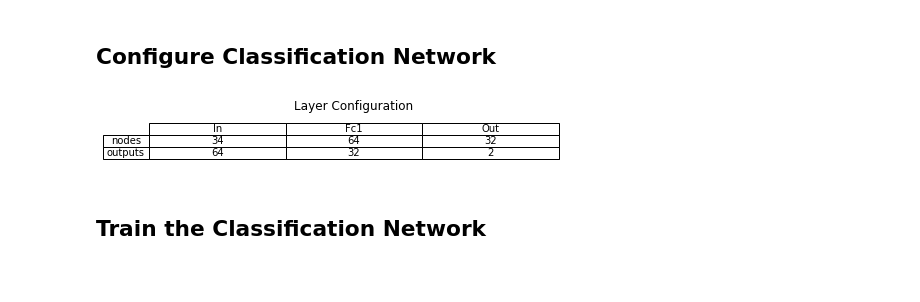
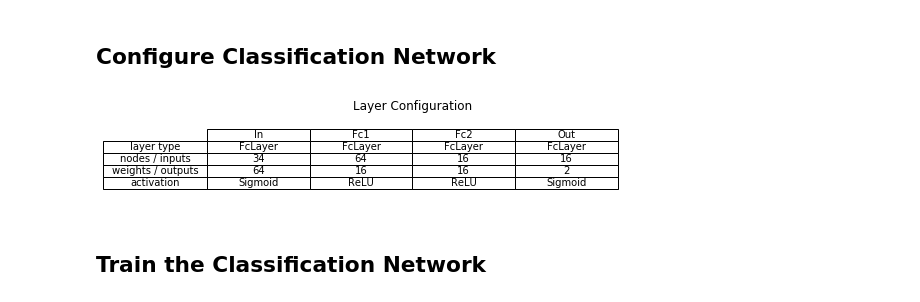
Before and after one commit to bugerry87/fcnn_scratch, a Jupyter notebook: NeuralNetwork.ipynb, the cells around one changed output. Saved outputs shown, nothing was run; the diff lists cells and outputs as text; code cells hidden in the pictures.

```diff
--- a/NeuralNetwork.ipynb
+++ b/NeuralNetwork.ipynb
@@ -31,7 +31,7 @@ class NeuralNetwork:
         self.lr = lr
         self.lr_dec = lr_dec
         self.training = True
-        for Y in output_layer.poll_forward():
+        for Y in output_layer.pull_forward():
             Z = np.squeeze(self.cost.f(self.T, Y))
             dZ = self.cost.d(self.T, Y)
             output_layer.push_backward(dZ, self.lr)
@@ -41,7 +41,7 @@ class NeuralNetwork:
 
     def val(self, output_layer):
         self.training = False
-        for Y in output_layer.poll_forward():
+        for Y in output_layer.pull_forward():
             Z = self.loss.f(self.T, Y)
             yield Z
         pass
@@ -599,27 +727,29 @@ import numpy as np
 from scipy.special import xlogy, xlog1py
 
 class CE:
+    '''Cross Entropy'''
     def f(t,y):
         #return -np.sum(np.sum(np.dot(t, np.log(y.T)), axis=1)) / t.shape[1] #multy class
         #return -np.sum(np.dot(t, np.log(y.T)) + np.dot(1 - t, np.log(1 - y.T))) / t.shape[1]
         return -np.sum(xlogy(t, y) + xlog1py(1 - t, -y)) / t.shape[1]
 
     def d(t,y):
-        return (y - t) / t.shape[1]
+        return (t - y) / t.shape[1]
 
 class AMax:
+    '''Max Poll'''
     def f(t,y):
         return np.sum(np.argmax(t, axis=1) != np.argmax(y, axis=1)) / t.shape[0]
 
     def d(t,y):
         z = np.zeros(y.shape)
-        z[0,np.argmax(y, axis=1)[0]] = 1
-        return (z - t) / t.shape[1]
+        z[:,np.argmax(y, axis=1)[0]] = 1
+        return (t - z) / t.shape[1]
 
 #test
 print("CE.f", CE.f(np.array([[1,0]]), np.array([[1,0]])))
-print("CE.d", CE.d(np.array([[1,0]]), np.array([[1,0]])))
-print("AMax.f", AMax.f(np.array([[1,0]]), np.array([[1,0]])))
-print("AMax.d", AMax.d(np.array([[0,1,0]]), np.array([[0,0,1]])))
+print("CE.d", CE.d(np.array([[1,0],[0,1]]), np.array([[0,0],[1,1]])))
+print("AMax.f", AMax.f(np.array([[-1,1]]), np.array([[.9,.1]])))
+print("AMax.d", AMax.d(np.array([[1,0]]), np.array([[.1,.9]])))
 # %% [output]
 CE.f -0.0
@@ -654,7 +785,7 @@ def gen_Ion_data(data, epochs, batch_size=None, with_trails=False):
         for n in range(N):
             i = int(step % batch_size)
             X[i] = data[n,:F]
-            T[i] = data[n,-K]
+            T[i] = data[n,-K:]
             step += 1
             is_trail = not with_trails and n+batch_size >= N
             if not step % batch_size:
@@ -696,40 +827,48 @@ def init_Ion_network(epochs, batch_size):
         lambda: gen_Ion_data(val, 1, 1),
         CE,
         AMax
     )
 
     nn.In = FcLayer(init_params(34, 64, scale=1),
                   Sigmoid,
                   nn.gen_input,
                   None,
                   #clipping=1
                  )
 
-    nn.Fc1 = FcLayer(init_params(64, 32, scale=1),
-                  Sigmoid,
-                  nn.In.poll_forward,
+    nn.Fc1 = FcLayer(init_params(64, 16, scale=.1),
+                  ReLU,
+                  nn.In.pull_forward,
                   nn.In.push_backward,
                   #clipping=1
                  )
 
-    nn.Out = FcLayer(init_params(32, 2, scale=1),
-                  Sigmoid,
-                  nn.Fc1.poll_forward,
+    nn.Fc2 = FcLayer(init_params(16, 16, scale=.1),
+                  ReLU,
+                  nn.Fc1.pull_forward,
                   nn.Fc1.push_backward,
                   #clipping=1
+                 )
+
+    nn.Out = FcLayer(init_params(16, 2, scale=.1),
+                  Sigmoid,
+                  nn.Fc2.pull_forward,
+                  nn.Fc2.push_backward,
+                  clipping=1
                  )
 
     # let's map the model to a dictionery for easy access
     nn.model = {
         'In':(nn.In.w, nn.In.b),
         'Fc1':(nn.Fc1.w, nn.Fc1.b),
+        'Fc2':(nn.Fc2.w, nn.Fc2.b),
         'Out':(nn.Out.w, nn.Out.b)
     }
     return nn
 
 plot_net_conf(init_Ion_network(1, 1))
 # %% [output]
-[figure, old version]
+[figure, new version]
 # %% [markdown]
 ## Train the Classification Network
 # %%
```
Also changed, not shown: parts of 28 cells of this notebook.
